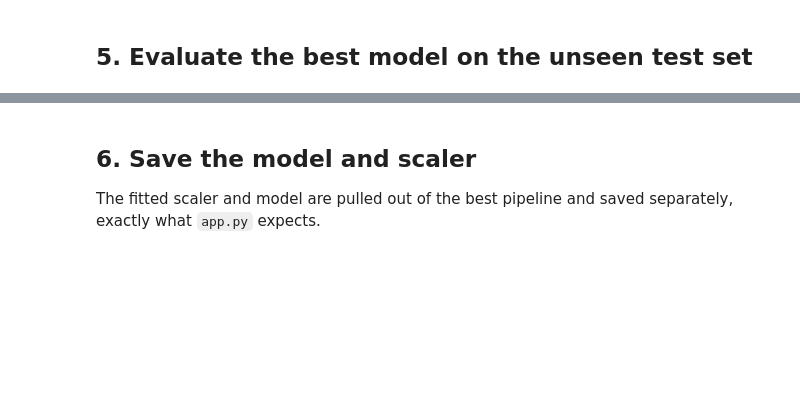
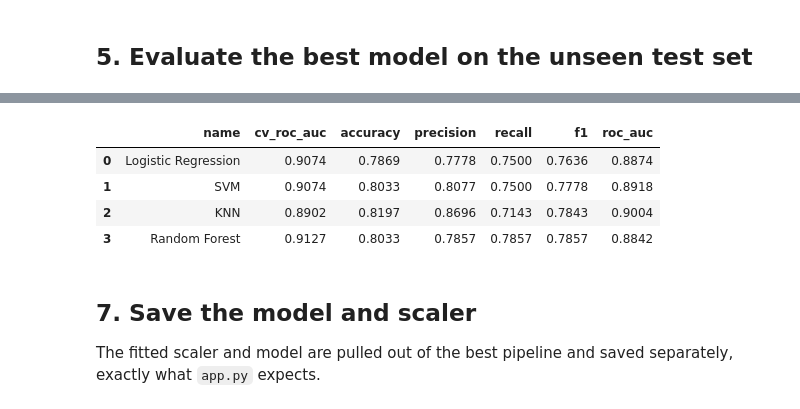
Before and after one commit to LovejeetTyagi/Minor-Project, a Jupyter notebook: notebooks/model_training.ipynb, the cells around one changed output, grey strips where cells are left out. Cells and saved outputs as stored; diff of their text form; code cells hidden in the pictures; blank space fills up the shorter version.

```diff
--- a/notebooks/model_training.ipynb
+++ b/notebooks/model_training.ipynb
@@ -143,5 +161,51 @@ weighted avg       0.80      0.80      0.80        61
+# %%
+def thin(values, limit=60):
+    step = max(1, len(values) // limit)
+    keep = sorted(set(range(0, len(values), step)) | {len(values) - 1})
+    return [round(float(values[i]), 4) for i in keep]
+
+model_scores = []
+for name, search in searches.items():
+    pipe = search.best_estimator_
+    pred = pipe.predict(X_test)
+    proba = pipe.predict_proba(X_test)[:, 1]
+    fpr, tpr, _ = roc_curve(y_test, proba)
+    model_scores.append({
+        "name": name,
+        "cv_roc_auc": round(float(search.best_score_), 4),
+        "best_params": {k.replace("model__", ""): v for k, v in search.best_params_.items()},
+        "accuracy": round(float(accuracy_score(y_test, pred)), 4),
+        "precision": round(float(precision_score(y_test, pred)), 4),
+        "recall": round(float(recall_score(y_test, pred)), 4),
+        "f1": round(float(f1_score(y_test, pred)), 4),
+        "roc_auc": round(float(roc_auc_score(y_test, proba)), 4),
+        "roc": {"fpr": thin(fpr), "tpr": thin(tpr)},
+    })
+
+metrics = {
+    "selected": best_name,
+    "n_train": int(len(X_train)),
+    "n_test": int(len(X_test)),
+    "models": model_scores,
+    "confusion_matrix": confusion_matrix(y_test, y_pred).tolist(),
+}
+
+categorical = ["sex", "cp", "fbs", "restecg", "exang", "slope", "ca", "thal"]
+reference = {c: int(X_train[c].mode()[0]) if c in categorical else float(X_train[c].median())
+             for c in FEATURES}
+
+MODEL_DIR.mkdir(exist_ok=True)
+(MODEL_DIR / "metrics.json").write_text(json.dumps(metrics, indent=2, default=str))
+(MODEL_DIR / "reference.json").write_text(json.dumps(reference, indent=2))
+pd.DataFrame(model_scores).drop(columns=["roc", "best_params"])
+# %% [output]
+|  | name | cv_roc_auc | accuracy | precision | recall | f1 | roc_auc |
+| 0 | Logistic Regression | 0.9074 | 0.7869 | 0.7778 | 0.7500 | 0.7636 | 0.8874 |
+| 1 | SVM | 0.9074 | 0.8033 | 0.8077 | 0.7500 | 0.7778 | 0.8918 |
+| 2 | KNN | 0.8902 | 0.8197 | 0.8696 | 0.7143 | 0.7843 | 0.9004 |
+| 3 | Random Forest | 0.9127 | 0.8033 | 0.7857 | 0.7857 | 0.7857 | 0.8842 |
 # %% [markdown]
-## 6. Save the model and scaler
+## 7. Save the model and scaler
 The fitted scaler and model are pulled out of the best pipeline and saved separately,
 exactly what `app.py` expects.
 # %%
```
Also changed, not shown: parts of 10 cells of this notebook, 16 other files.
